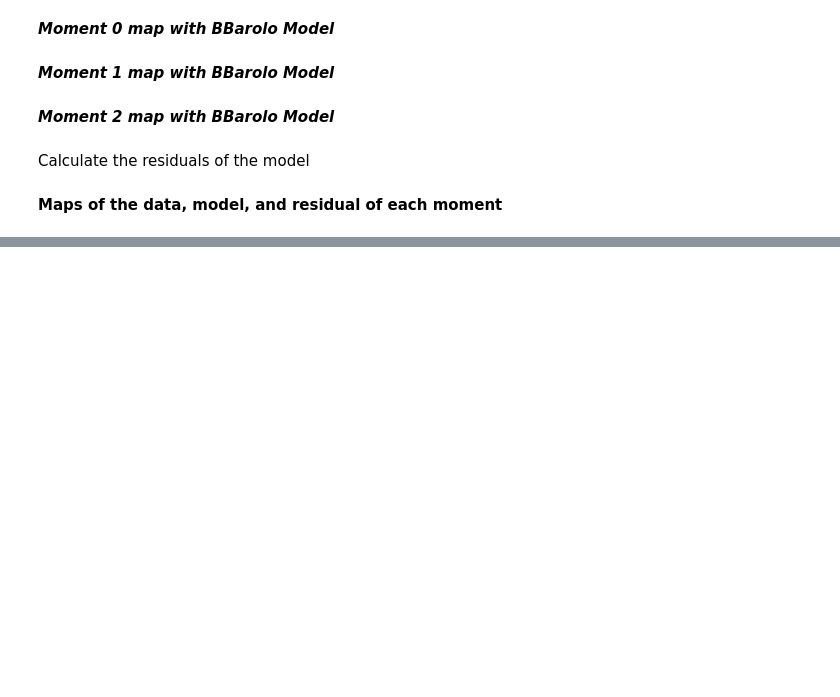
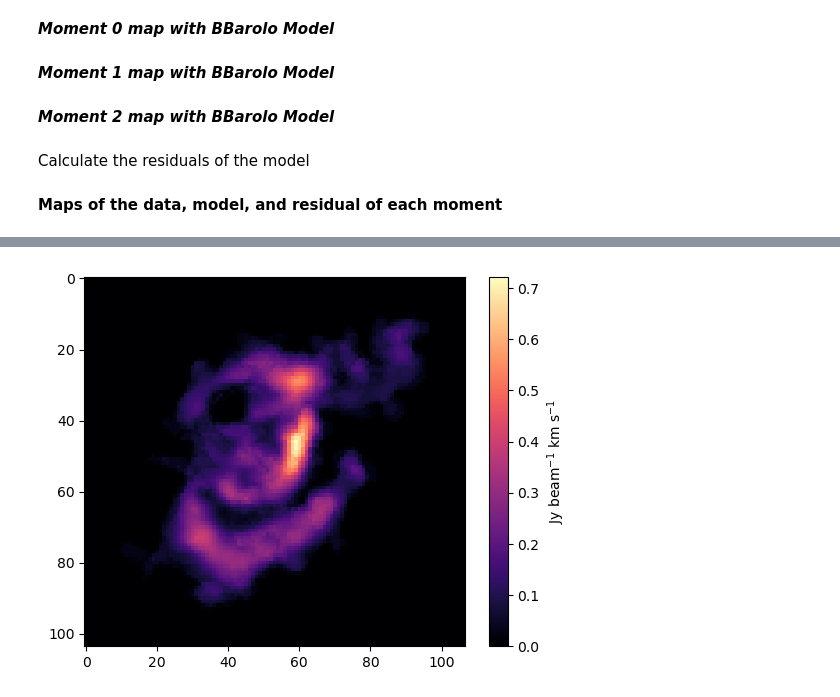
Before and after one commit to AnyelTars/Arp86-Galaxy-System, a Jupyter notebook: USNOA2-1125-19940303/moment_maps-arp86-3.ipynb, the cells around one changed output, grey strips where cells are left out. Saved outputs shown, nothing was run; the diff lists cells and outputs as text; code cells hidden in the pictures; blank space fills up the shorter version.

```diff
--- a/USNOA2-1125-19940303/moment_maps-arp86-3.ipynb
+++ b/USNOA2-1125-19940303/moment_maps-arp86-3.ipynb
@@ -349,0 +383,9 @@ for ax in axs:
+# %%
+data_free_gas = masked_data-data_model
+mom0_data_free = np.nansum(data_free_gas,axis=0)*abs(header_cube['CDELT3'])/1000
+# %%
+plt.imshow(np.where(mom0_data_free>=0,mom0_data_free,0),cmap='magma')
+plt.colorbar(label=r'Jy beam$^{-1}$ km s$^{-1}$')
+plt.show()
+# %% [output]
+[figure, added]
```
Also changed, not shown: parts of 18 cells of this notebook.
